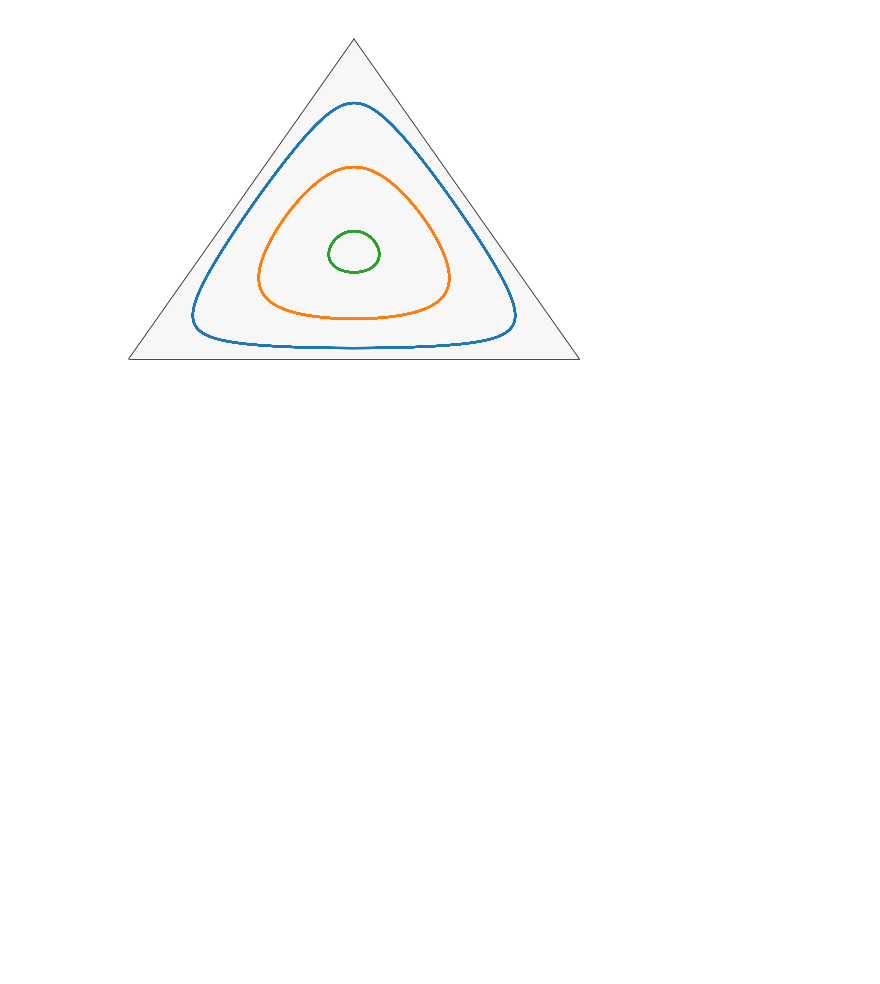
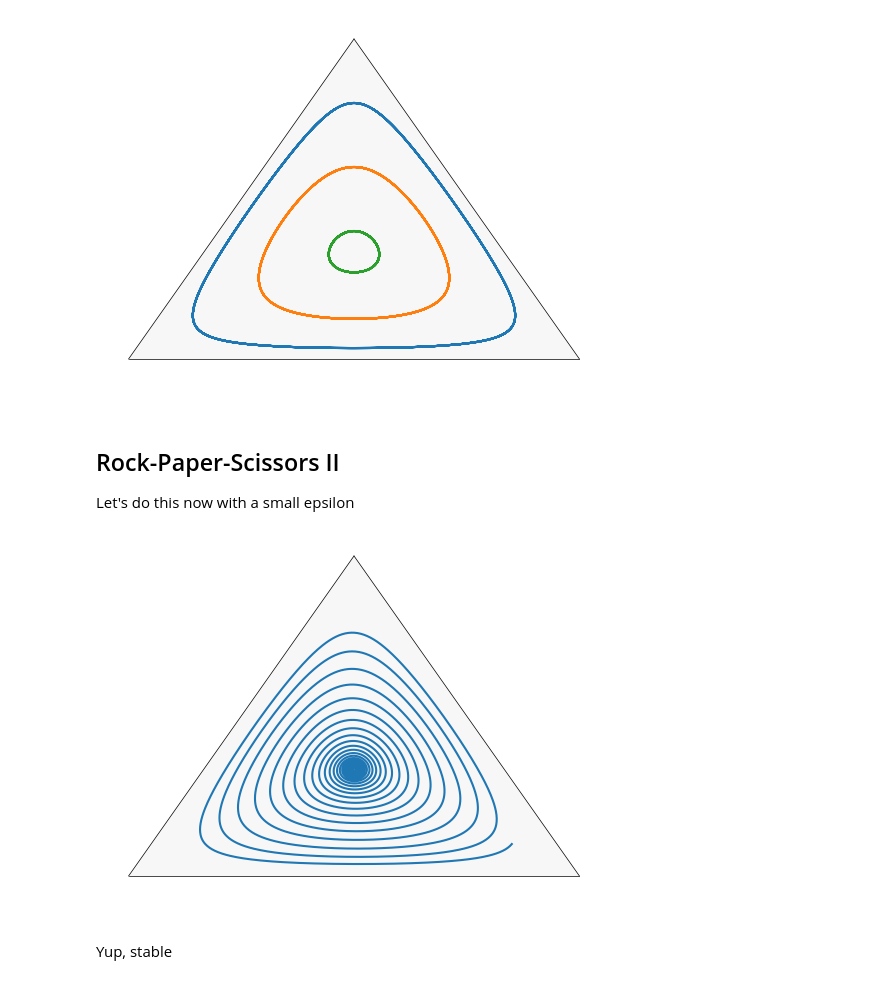
Before and after one commit to signalling-games-org/evoke, a Jupyter notebook: tutorials/Examples.ipynb, the cells around one changed output. Drawn from its saved outputs; the diff is of its cells as text; code cells hidden in the pictures; blank space fills up the shorter version.

```diff
--- a/tutorials/Examples.ipynb
+++ b/tutorials/Examples.ipynb
@@ -378,3 +378,26 @@ tax.plot(orbit2)
 tax.plot(orbit3)
 # %% [output]
 [figure]
+# %% [markdown]
+## Rock-Paper-Scissors II
+
+Let's do this now with a small epsilon
+# %%
+epsilon = .05
+rps_payoff_matrix = np.array([[1-epsilon, 2, 0], [0, 1-epsilon, 2], [2, 0, 1-epsilon]])
+rps = sym.NoSignal(rps_payoff_matrix)
+# %%
+rps_replicator = evo.OnePop(rps, rps.pure_strats())
+# %%
+initplayer = rps_replicator.random_player()
+orbit = rps_replicator.replicator_odeint(initplayer1, np.linspace(0, 300, num=10000))
+# %%
+figure, tax = ternary.figure(scale=1)
+tax.get_axes().axis('off')
+tax.boundary(linewidth=.5)
+tax.clear_matplotlib_ticks()
+tax.plot(orbit)
+# %% [output]
+[figure, added]
+# %% [markdown]
+Yup, stable
```
